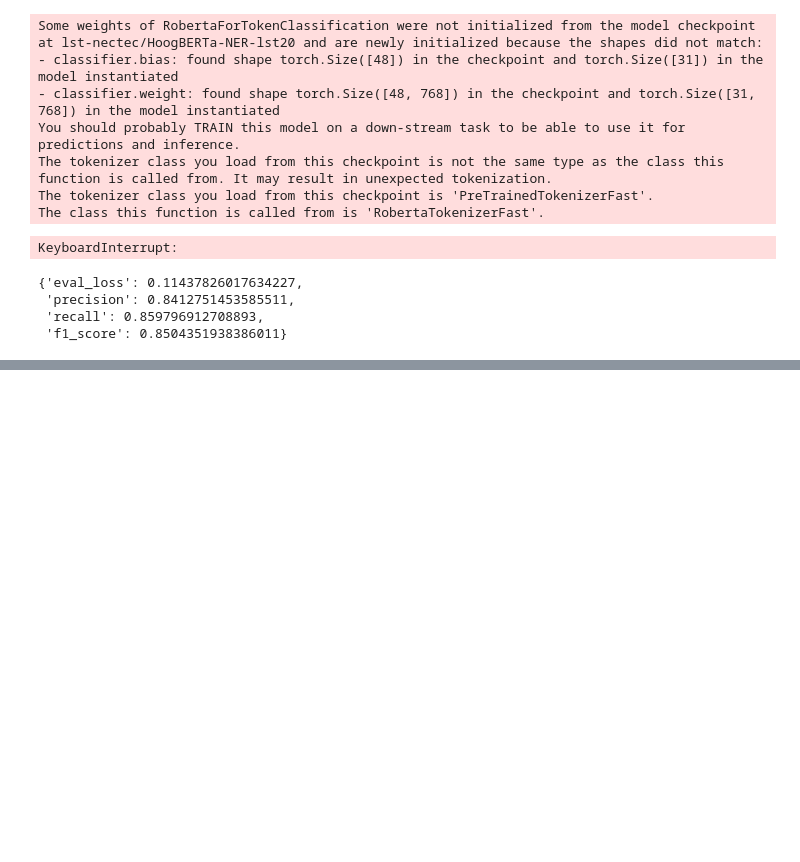
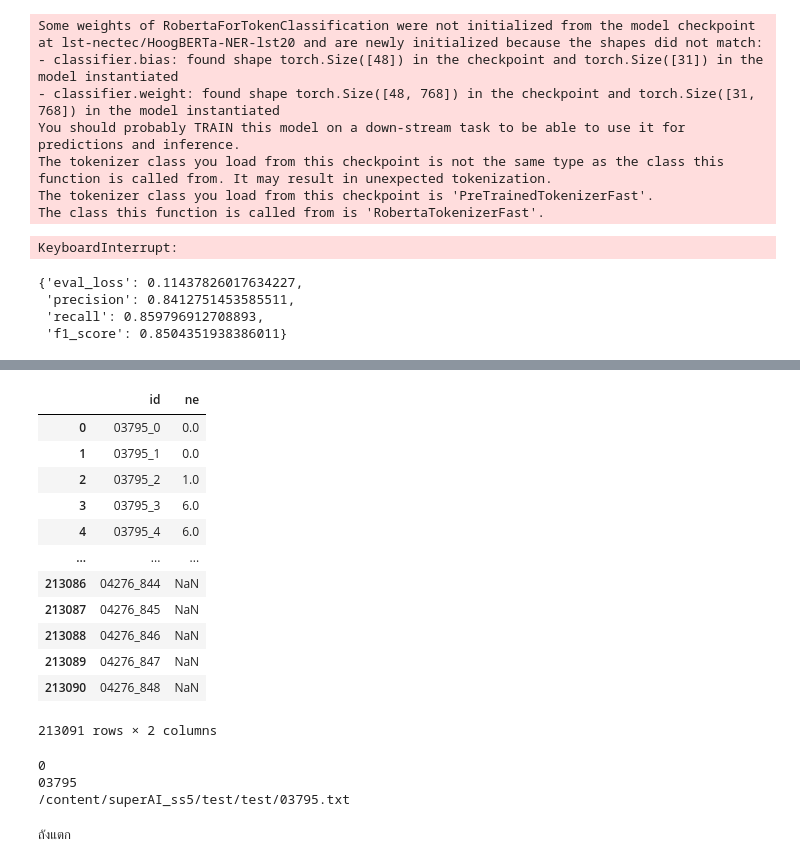
Before and after one commit to Askreal/Superai_hack_ner, a Jupyter notebook: hack_ner.ipynb, the cells around one changed output, grey strips where cells are left out. Saved outputs shown, nothing was run; the diff lists cells and outputs as text; code cells hidden in the pictures; blank space fills up the shorter version.

```diff
--- a/hack_ner.ipynb
+++ b/hack_ner.ipynb
@@ -380,0 +336,37 @@ prediction
+# %%
+df = pd.read_csv('/content/superAI_ss5/sample_submission.csv')
+df
+# %% [output]
+|  | id | ne |
+| 0 | 03795_0 | 0.0 |
+| 1 | 03795_1 | 0.0 |
+| 2 | 03795_2 | 1.0 |
+| 3 | 03795_3 | 6.0 |
+| 4 | 03795_4 | 6.0 |
+| ... | ... | ... |
+| 213086 | 04276_844 | NaN |
+| 213087 | 04276_845 | NaN |
+| 213088 | 04276_846 | NaN |
+| 213089 | 04276_847 | NaN |
+| 213090 | 04276_848 | NaN |
+213091 rows × 2 columns
+# %%
+print(df['id'][0].split('_')[1]) #0
+print(df['id'][0].split('_')[0]) #03795
+# %% [output]
+0
+03795
+/content/superAI_ss5/test/test/03795.txt
+# %%
+def find_word(id):
+    f_name = '/content/superAI_ss5/test/test/' + df['id'][id].split('_')[0] + '.txt'
+    line_number = int(df['id'][id].split('_')[1]) + 1
+
+    with open(f_name, "r", encoding="utf-8") as file:
+        lines = file.readlines()
+        if 1 <= line_number <= len(lines):
+            word = (lines[line_number - 1].strip().split()[0]) # Remove newline characters
+
+    return word
+# %% [output]
+ถังแตก
```
Also changed, not shown: parts of 8 cells of this notebook.
